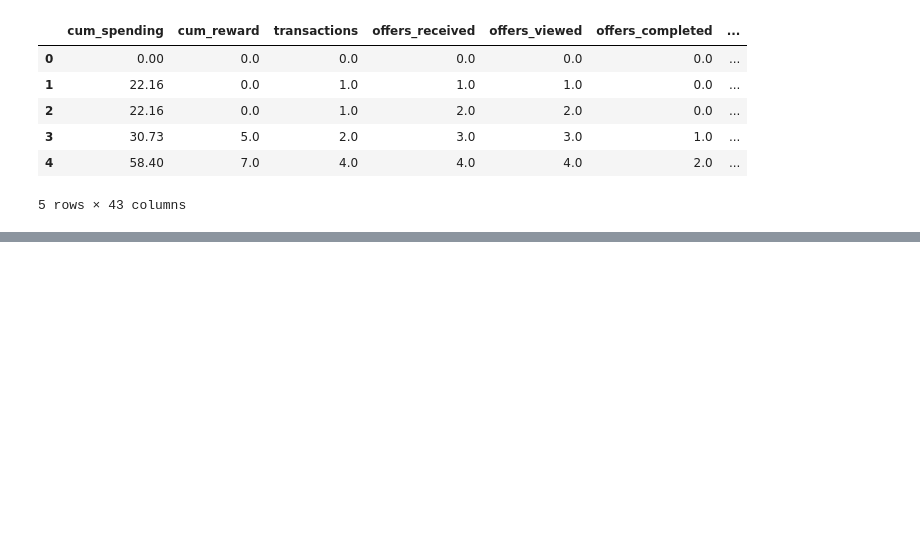
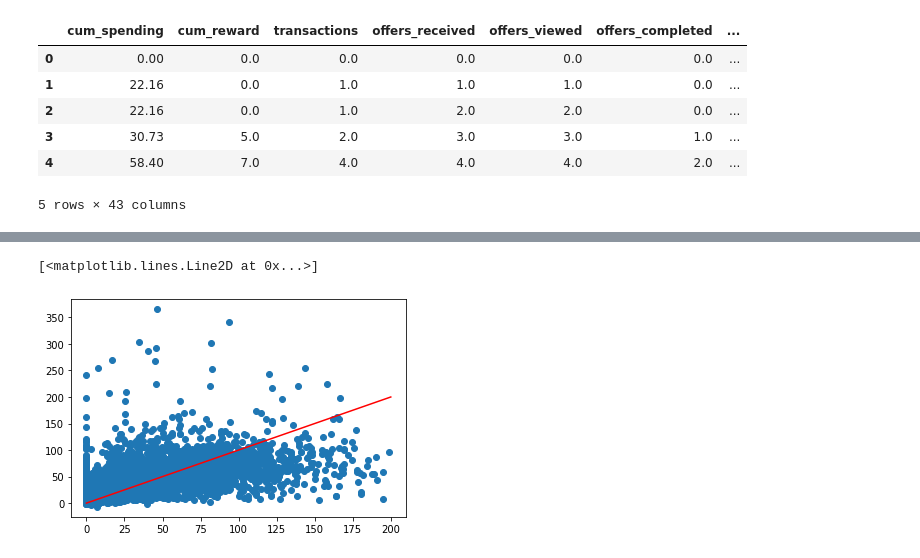
Before and after one commit to felipe-takaoka/starbucks-capstone, a Jupyter notebook: Starbucks_Capstone_notebook.ipynb, the cells around one changed output, grey strips where cells are left out. Drawn from its saved outputs; the diff is of its cells as text; code cells hidden in the pictures; blank space fills up the shorter version.

Commit message:
feat: Train models and assess errors

```diff
--- a/Starbucks_Capstone_notebook.ipynb
+++ b/Starbucks_Capstone_notebook.ipynb
@@ -520,6 +520,7 @@ df.head()
 df.head(7).to_clipboard(index=False,decimal=",")
 # %%
 from sklearn.multioutput import MultiOutputRegressor
+from sklearn.metrics import mean_squared_error, r2_score
 import xgboost as xgb
 
 # Percentage of test splits for events in the future and holdout customers
@@ -563,8 +564,38 @@ assert df.shape[1] == pd.concat([X_test, Y_test], axis=1).shape[1], "Split is dr
 assert df.shape[0] == pd.concat([X_train, X_test]).shape[0], "Split is dropping or duplicating rows"
 assert df.shape[0] == pd.concat([Y_train, Y_test]).shape[0], "Split is dropping or duplicating rows"
 
-# 3. Train model
-#clf = MultiOutputRegressor(xgb.XGBRegressor()).fit(X, y)
+# 3. Train and test models
+# clf = MultiOutputRegressor(xgb.XGBRegressor()).fit(X_train, Y_train) -> cannot be used because of missing targets
+models = []
+for target_col in target_cols:
+  # Drop na rows
+  y_train, y_test = Y_train[target_col], Y_test[target_col]
+  na_target_mask_train = y_train.isna()
+  na_target_mask_test = y_test.isna()
+  x_train, x_test = X_train[~na_target_mask_train], X_test[~na_target_mask_test]
+  y_train, y_test = y_train[~na_target_mask_train], y_test[~na_target_mask_test]
+
+  # Train and append to the list of fitted models
+  clf = xgb.XGBRegressor().fit(x_train, y_train)
+
+  # Assess errors on training set
+  y_pred = clf.predict(x_train)
+  rmse_train = mean_squared_error(y_train, y_pred, squared=False)
+  r2_train = r2_score(y_train, y_pred)
+
+  # Assess errors on test set
+  y_pred = clf.predict(x_test)
+  rmse_test = mean_squared_error(y_test, y_pred, squared=False)
+  r2_test = r2_score(y_test, y_pred)
+
+  models.append({
+    "target": target_col,
+    "classifier": clf,
+    "rmse_train": rmse_train,
+    "r2_train": r2_train,
+    "rmse_test": rmse_test,
+    "r2_test": r2_test
+  })
 
 # 4. Assess errors in the three regions defined by step 2
 
@@ -589,0 +617,9 @@ train_df
+# %%
+import matplotlib.pyplot as plt
+
+mask_outliers = y_test < 200
+plt.scatter(x=y_test[mask_outliers], y=y_pred[mask_outliers])
+plt.plot([0,200], [0,200], c='r')
+# %% [output]
+[<matplotlib.lines.Line2D at 0x...>]
+[figure, added]
```
Also changed, not shown: parts of 4 cells of this notebook.
